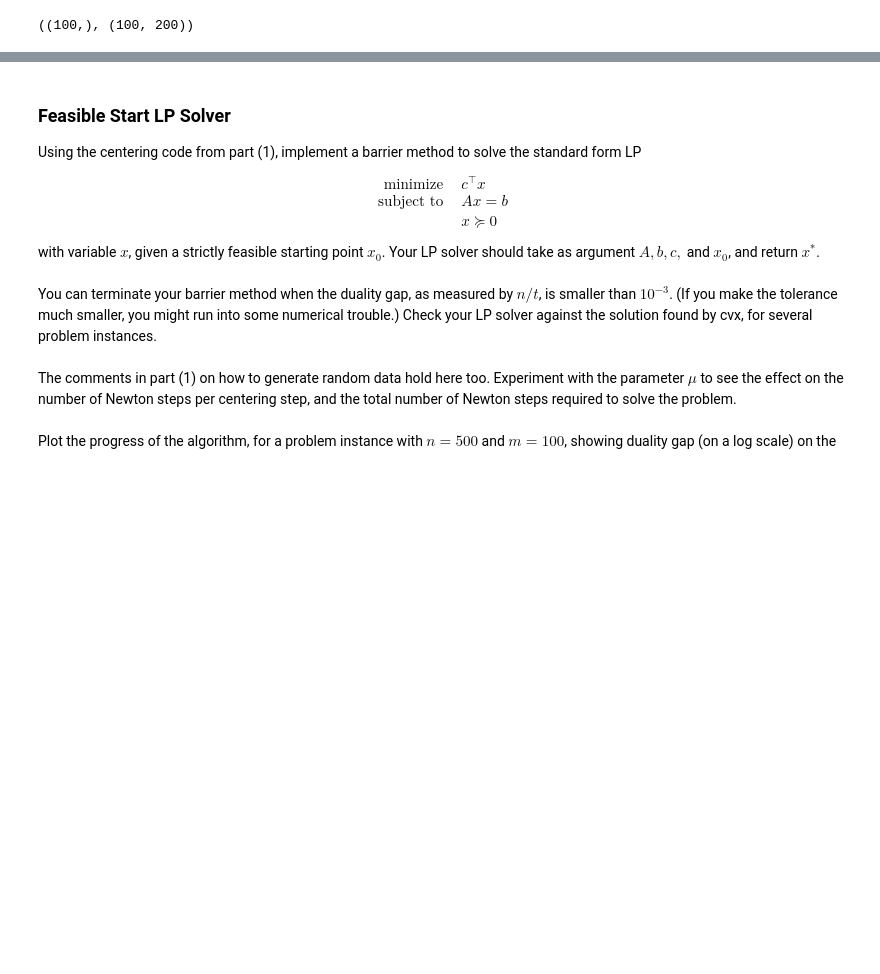
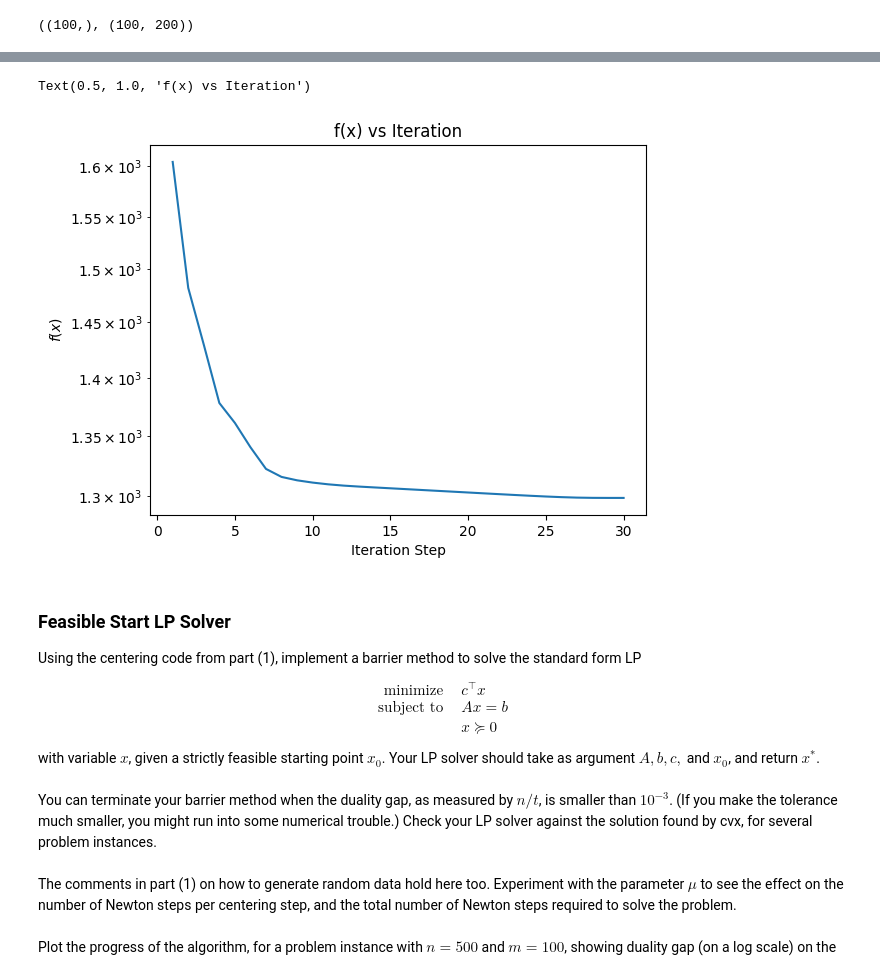
Before and after one commit to Hansespinosa2/cvx-opt-fall24, a Jupyter notebook: homework solutions/hw8/hw8-espinosa-code.ipynb, the cells around one changed output, grey strips where cells are left out. Cells and saved outputs as stored; diff of their text form; code cells hidden in the pictures; blank space fills up the shorter version.

```diff
--- a/homework solutions/hw8/hw8-espinosa-code.ipynb
+++ b/homework solutions/hw8/hw8-espinosa-code.ipynb
@@ -135,3 +204,12 @@ newtons_centering_step(A, x_0, b, c, alpha, beta, epsilon, max_iter)
+# %%
+plt.plot(my_results["iter"], my_results["f_x"])
+plt.yscale("log")
+plt.ylabel("$f(x)$")
+plt.xlabel("Iteration Step")
+plt.title("f(x) vs Iteration")
+# %% [output]
+Text(0.5, 1.0, 'f(x) vs Iteration')
+[figure, added]
 # %% [markdown]
 ### Feasible Start LP Solver
 Using the centering code from part (1),
```
Also changed, not shown: parts of 6 cells of this notebook.
